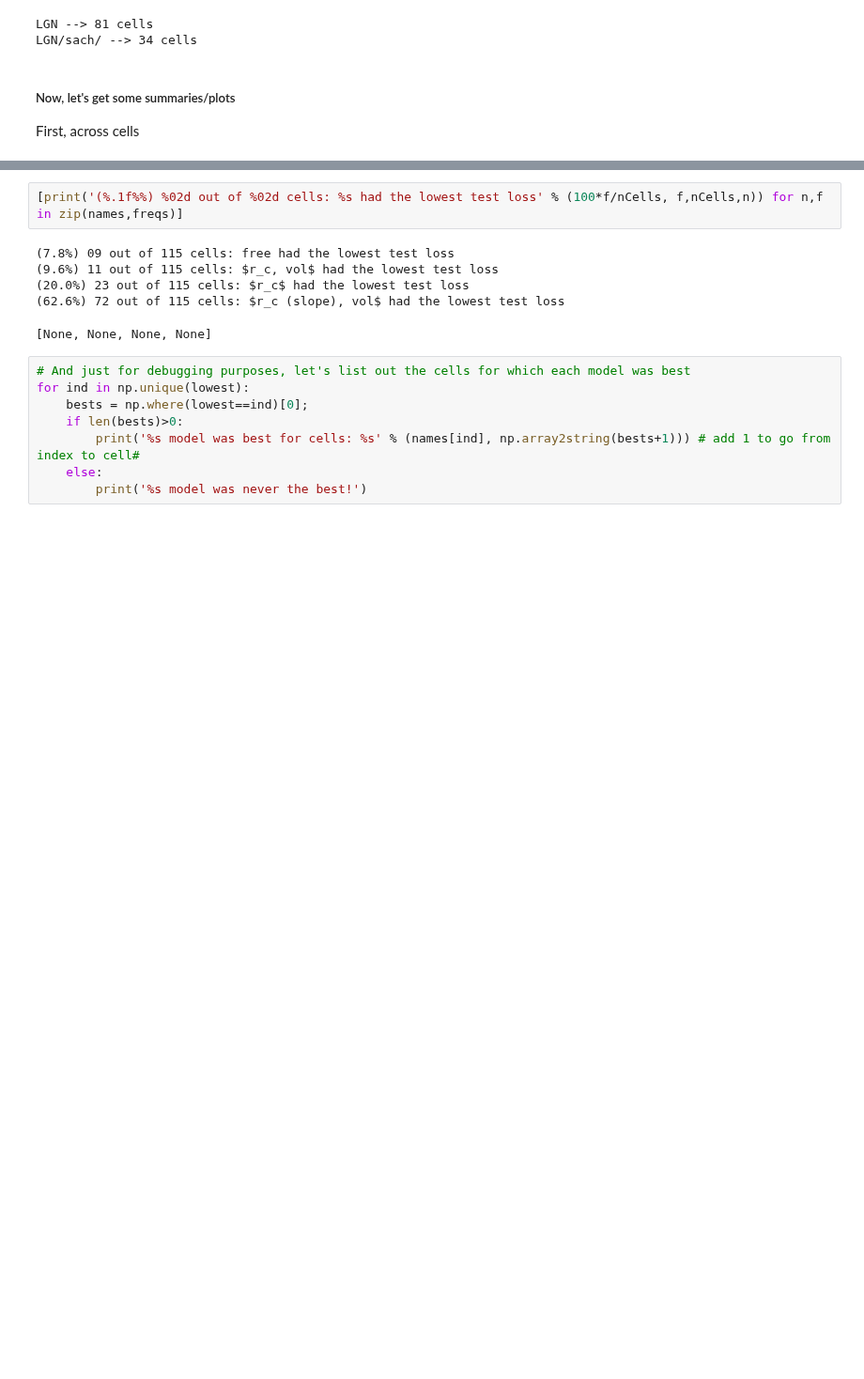
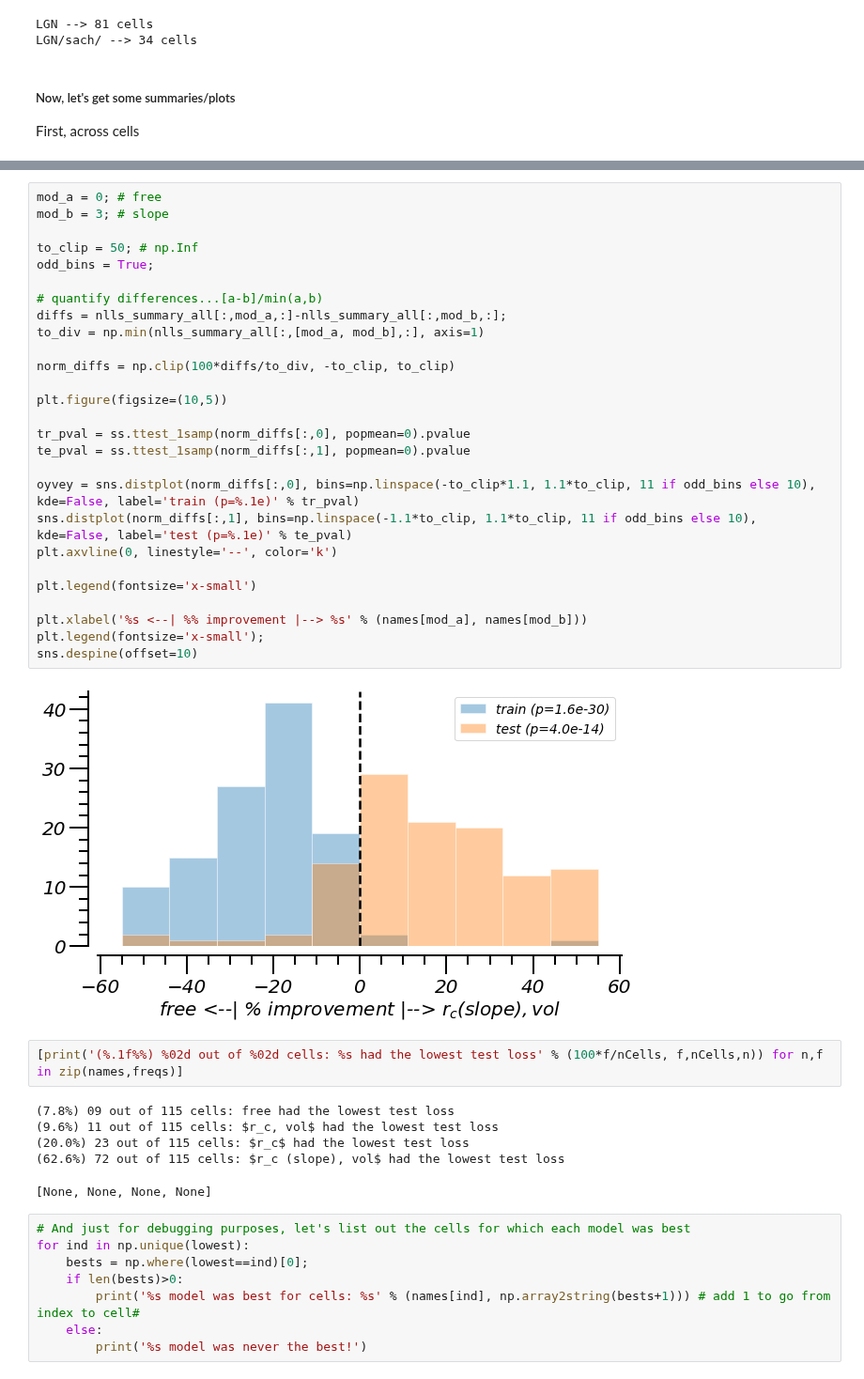
Before and after one commit to paul-levy/SF-diversity, a Jupyter notebook: 01_sfTuning_contrast.ipynb, the cells around one changed output, grey strips where cells are left out. Shown at 94% size. Drawn from its saved outputs; the diff is of its cells as text; blank space fills up the shorter version.

```diff
--- a/01_sfTuning_contrast.ipynb
+++ b/01_sfTuning_contrast.ipynb
@@ -668,3 +613,32 @@ pdfSv.close();
+# %%
+mod_a = 0; # free
+mod_b = 3; # slope
+
+to_clip = 50; # np.Inf
+odd_bins = True;
+
+# quantify differences...[a-b]/min(a,b)
+diffs = nlls_summary_all[:,mod_a,:]-nlls_summary_all[:,mod_b,:];
+to_div = np.min(nlls_summary_all[:,[mod_a, mod_b],:], axis=1)
+
+norm_diffs = np.clip(100*diffs/to_div, -to_clip, to_clip)
+
+plt.figure(figsize=(10,5))
+
+tr_pval = ss.ttest_1samp(norm_diffs[:,0], popmean=0).pvalue
+te_pval = ss.ttest_1samp(norm_diffs[:,1], popmean=0).pvalue
+
+oyvey = sns.distplot(norm_diffs[:,0], bins=np.linspace(-to_clip*1.1, 1.1*to_clip, 11 if odd_bins else 10), kde=False, label='train (p=%.1e)' % tr_pval)
+sns.distplot(norm_diffs[:,1], bins=np.linspace(-1.1*to_clip, 1.1*to_clip, 11 if odd_bins else 10), kde=False, label='test (p=%.1e)' % te_pval)
+plt.axvline(0, linestyle='--', color='k')
+
+plt.legend(fontsize='x-small')
+
+plt.xlabel('%s <--| %% improvement |--> %s' % (names[mod_a], names[mod_b]))
+plt.legend(fontsize='x-small');
+sns.despine(offset=10)
+# %% [output]
+[figure, added]
 # %%
 [print('(%.1f%%) %02d out of %02d cells: %s had the lowest test loss' % (100*f/nCells, f,nCells,n)) for n,f in zip(names,freqs)]
 # %% [output]
```
Also changed, not shown: parts of 15 cells of this notebook, 3 other files.
